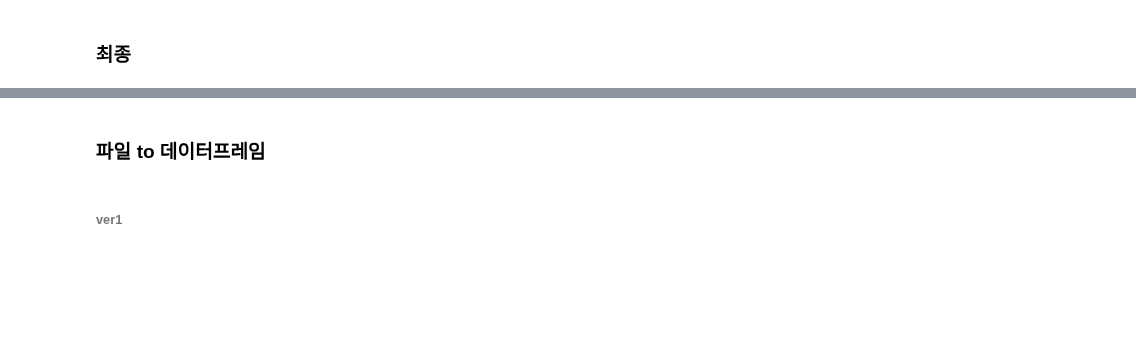
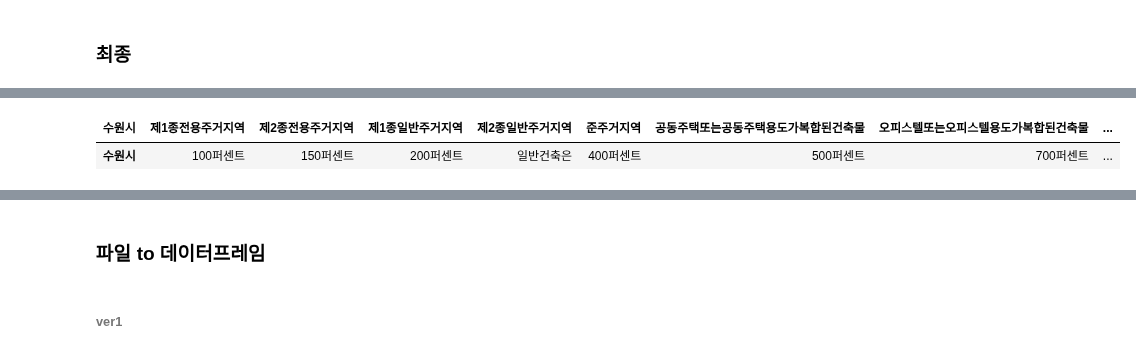
Before and after one commit to UL-DA/pythonProject, a Jupyter notebook: 자치법규정보시스템/[TEST] 자치법규 정보 시스템 (용적률,건폐율)_test.ipynb, the cells around one changed output, grey strips where cells are left out. Saved outputs shown, nothing was run; the diff lists cells and outputs as text; code cells hidden in the pictures; blank space fills up the shorter version.

```diff
--- a/자치법규정보시스템/[TEST] 자치법규 정보 시스템 (용적률,건폐율)_test.ipynb
+++ b/자치법규정보시스템/[TEST] 자치법규 정보 시스템 (용적률,건폐율)_test.ipynb
@@ -457,0 +837,5 @@ print(len(df))
+# %%
+df_floorAreaRatio
+# %% [output]
+| 수원시 | 제1종전용주거지역 | 제2종전용주거지역 | 제1종일반주거지역 | 제2종일반주거지역 | 준주거지역 | 공동주택또는공동주택용도가복합된건축물 | 오피스텔또는오피스텔용도가복합된건축물 | ... |
+| 수원시 | 100퍼센트 | 150퍼센트 | 200퍼센트 | 일반건축은 | 400퍼센트 | 500퍼센트 | 700퍼센트 | ... |
```
Also changed, not shown: parts of 40 cells of this notebook.
